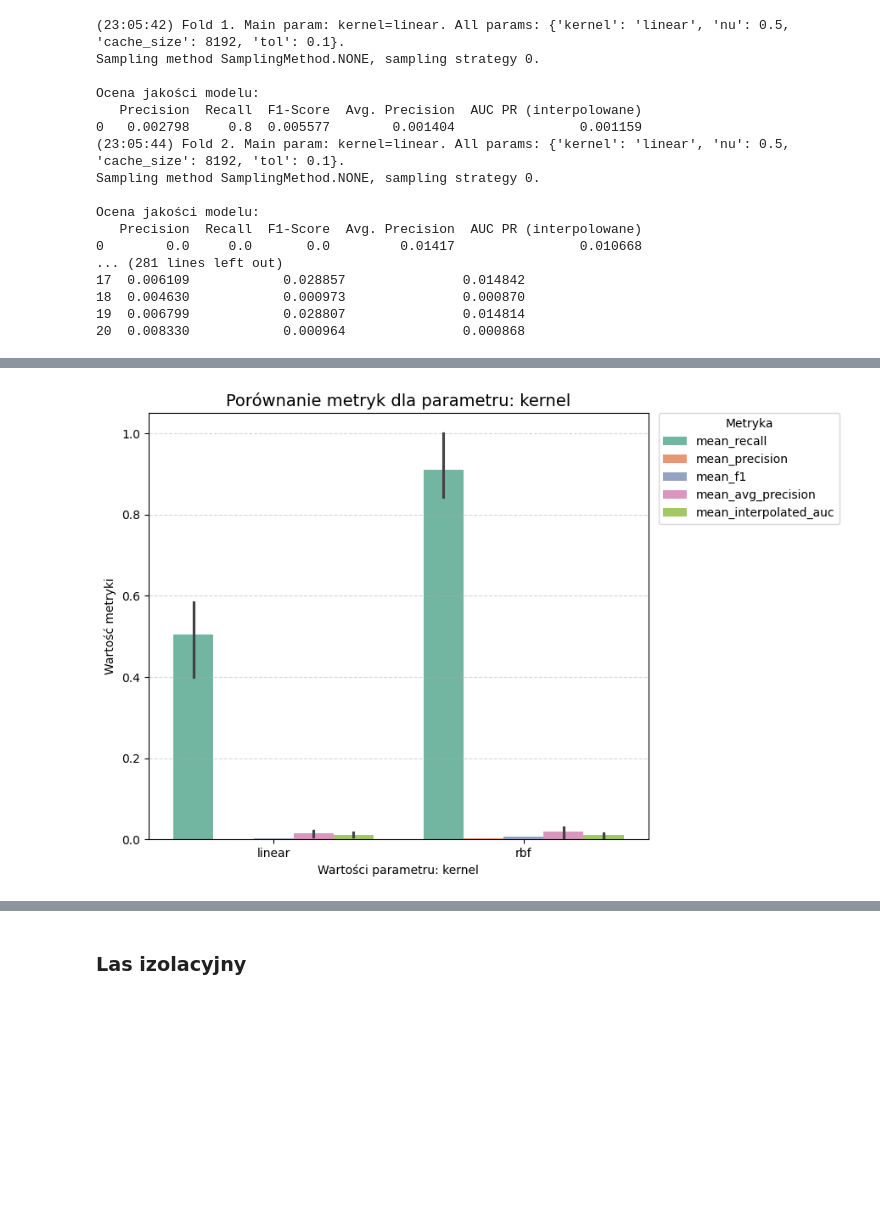
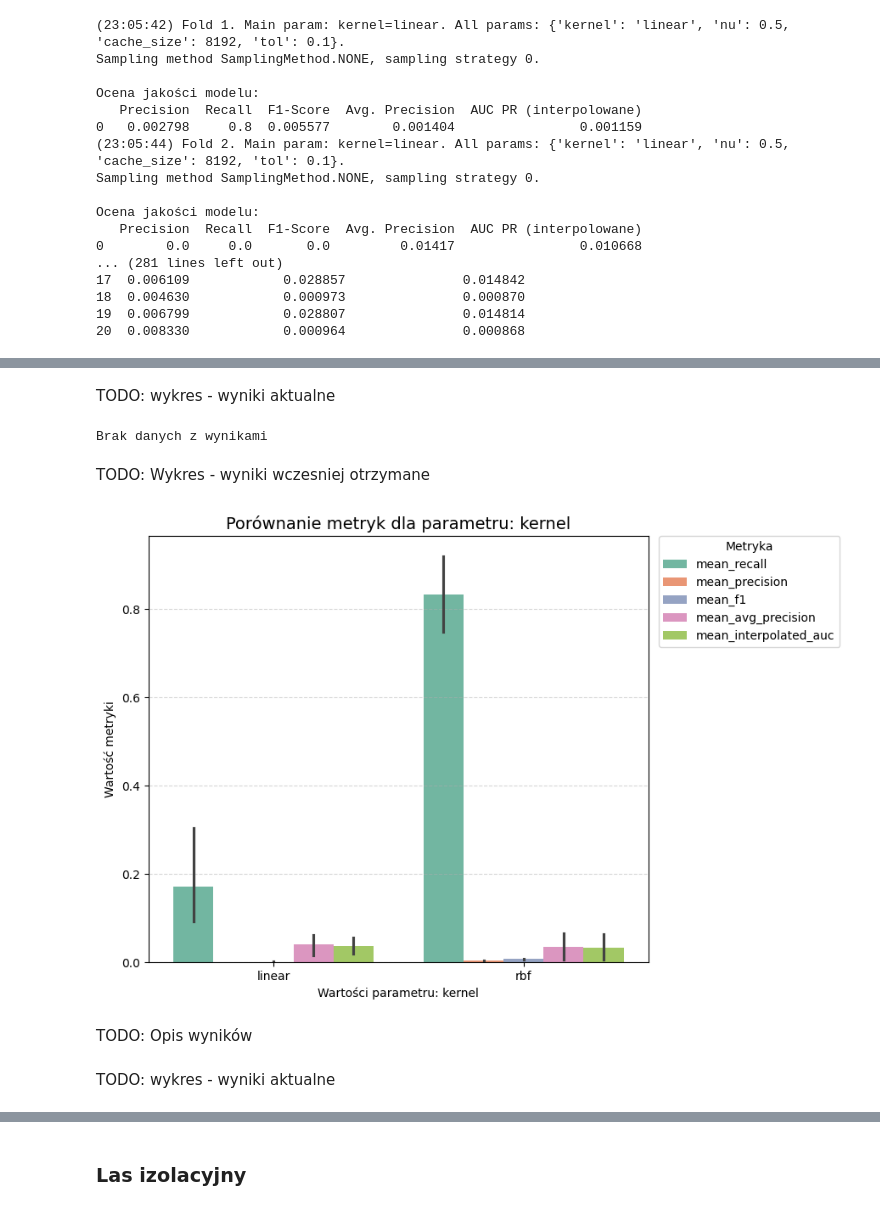
Before and after one commit to Sarnapa/Credit-Card-Fraud-Detection, a Jupyter notebook: Notebooks/CreditCardFraudDetection_AnomalyDetectionAnalysis.ipynb, the cells around one changed output, grey strips where cells are left out. Cells and saved outputs as stored; diff of their text form; code cells hidden in the pictures; blank space fills up the shorter version.

Commit message:
Preparation for reading data with previously obtained results - unsupervised methods

```diff
--- a/Notebooks/CreditCardFraudDetection_AnomalyDetectionAnalysis.ipynb
+++ b/Notebooks/CreditCardFraudDetection_AnomalyDetectionAnalysis.ipynb
@@ -30,11 +30,15 @@ CV_FOLDS_COUNT = 5
 if QUICK_MODE:
   CV_FOLDS_COUNT = 2
 
+# Flaga, której ustawienie powoduje wczytanie pliku z rezultatami strojenia parametrów dla danego algorytmu,
+# który został wygenerowany wcześniej, zazwyczaj na większym zbiorze danych
+LOAD_PARAMS_TUNE_RESULTS_FROM_MASTER_FILE = True
+
 # Flaga, która umożliwia ograniczenie rozmiaru zbioru danych do określonego procentu przez LIMIT_DATASET_SIZE_PERCENTAGE
 # Nie mylić z QUICK_MODE, który nie tylko ogranicza rozmiar zbioru danych, ale także zmienia sposób przetwarzania
 # Ten tryb jest po to, aby umożliwić wykonanie niektórych algorytmów w rozsądnym czasie jak w przypadku np. OC-SVM
 LIMIT_DATA_SIZE_MODE = False
-LIMIT_DATA_SIZE_PERCENTAGE = 0.33
+LIMIT_DATA_SIZE_PERCENTAGE = 0.2
 
 SEED = 42
 
@@ -90,3 +82,24 @@ dbscan_tune_results_file_path = f"results-{dbscan_model_name}.csv"
+# %%
+# Generalnie podajemy ścieżki do pliku tymczasowego z wynikami, który został wygenerowany w ramach danej sesji
+# oraz do pliku wcześniej wygenerowanego, który zawiera dane bardziej reprezentatywne
+# Także inicjalizacja pewnych zmiennych
+oc_svm_model_name = "oc_svm"
+oc_svm_tune_results_tmp_file_path = f"results-{oc_svm_model_name}.csv"
+oc_svm_tune_results_master_file_path = f"Results/results-{oc_svm_model_name}-33.csv"
+oc_svm_params_runtime_tune_results = None
+oc_svm_params_full_tune_results = None
+
+isolation_forest_model_name = "isolation_forest"
+isolation_forest_tune_results_tmp_file_path = f"results-{isolation_forest_model_name}.csv"
+isolation_forest_tune_results_master_file_path = f"Results/results-{isolation_forest_model_name}.csv"
+isolation_forest_params_runtime_tune_results = None
+isolation_forest_params_full_tune_results = None
+
+lof_model_name = "lof"
+lof_tune_results_tmp_file_path = f"results-{lof_model_name}.csv"
+lof_tune_results_master_file_path = f"Results/results-{lof_model_name}.csv"
+lof_params_runtime_tune_results = None
+lof_params_full_tune_results = None
 # %% [markdown]
 # Opis danych oraz ich wczytanie
 # %% [markdown]
@@ -736,6 +749,10 @@ def add_values_labes(plt):
           )
 
 def plot_metric_by_param(results_df, param_name: str, metric_name: str, hue: str = None, title: str = None):
+    if results_df is None:
+      print(f"Brak danych z wynikami")
+      return
+
     # Filtrowanie tylko dla danego parametru
     results_df_filtered = results_df[results_df["param"] == param_name].copy()
 
@@ -767,6 +784,10 @@ def plot_metric_by_param(results_df, param_name: str, metric_name: str, hue: str
 
 
 def plot_metric_groups_for_param(results_df, param_name: str, metric_names: list[str], title: str = None):
+    if results_df is None:
+      print(f"Brak danych z wynikami")
+      return
+
     # Filtrowanie tylko dla danego parametru
     results_df_filtered = results_df[results_df["param"] == param_name].copy()
 
@@ -809,6 +830,10 @@ def plot_metric_groups_for_param(results_df, param_name: str, metric_names: list
     plt.show()
 
 def plot_metric_groups_for_sampling(results_df, metric_names: list[str], title: str = None):
+    if results_df is None:
+      print(f"Brak danych z wynikami")
+      return
+
     # Upewnij się, że sampling i strategy to stringi
     results_df_copy = results_df.copy()
     results_df_copy["sampling"] = results_df_copy["sampling"].astype(str)
@@ -1328,0 +1359,4 @@ Ocena jakości modelu:
+# %%
+if (LOAD_PARAMS_TUNE_RESULTS_FROM_MASTER_FILE and os.path.exists(oc_svm_tune_results_master_file_path)):
+  oc_svm_params_full_tune_results = pd.read_csv(oc_svm_tune_results_master_file_path, sep="\t", index_col=0)
+  print(oc_svm_params_full_tune_results)
@@ -1329,5 +1381,17 @@ Ocena jakości modelu:
+# %% [markdown]
+TODO: wykres - wyniki aktualne
 # %%
-plot_metric_groups_for_param(oc_svm_params_tune_results, param_name="kernel", metric_names=["mean_recall", "mean_precision", "mean_f1", "mean_avg_precision", "mean_interpolated_auc"])
+plot_metric_groups_for_param(oc_svm_params_runtime_tune_results, param_name="kernel", metric_names=["mean_recall", "mean_precision", "mean_f1", "mean_avg_precision", "mean_interpolated_auc"])
 # %% [output]
-[figure, removed]
+Brak danych z wynikami
+# %% [markdown]
+TODO: Wykres - wyniki wczesniej otrzymane
+# %%
+plot_metric_groups_for_param(oc_svm_params_full_tune_results, param_name="kernel", metric_names=["mean_recall", "mean_precision", "mean_f1", "mean_avg_precision", "mean_interpolated_auc"])
+# %% [output]
+[figure, added]
+# %% [markdown]
+TODO: Opis wyników
+# %% [markdown]
+TODO: wykres - wyniki aktualne
 # %%
```
Also changed, not shown: parts of 66 cells of this notebook.
